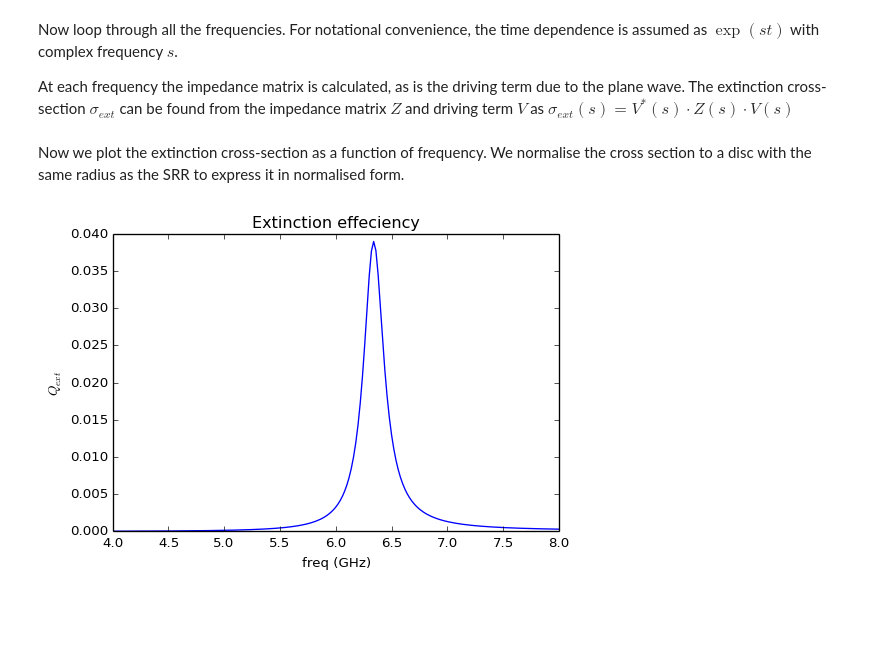
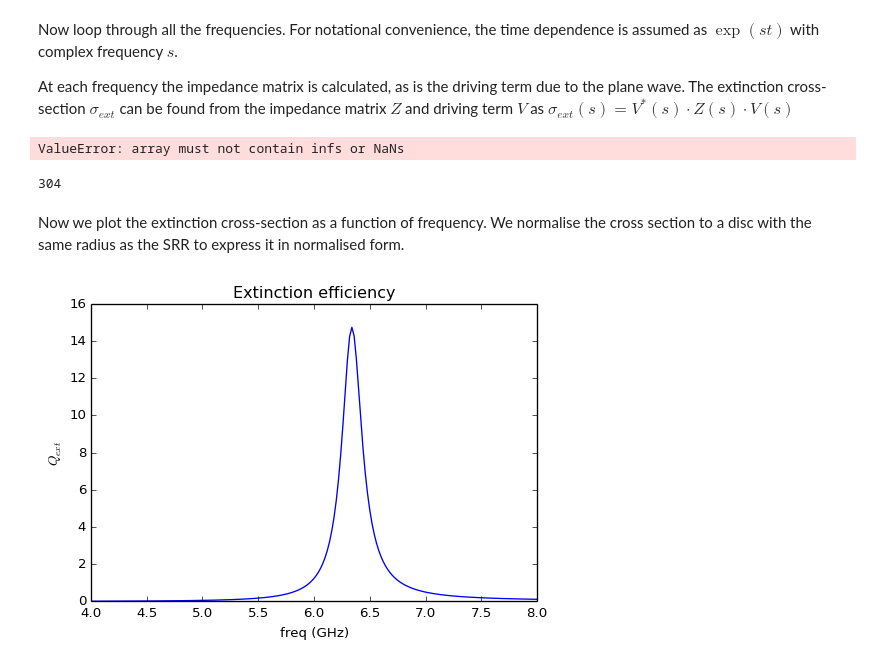
Before and after one commit to DavidPowell/OpenModes, a Jupyter notebook: examples/example1.ipynb, the cells around one changed output. Saved outputs shown, nothing was run; the diff lists cells and outputs as text; code cells hidden in the pictures; blank space fills up the shorter version.

Commit message:
SRR extinction example updated and now impedance can be referenced by indices. Extinction for a pair has problems with NaN at the moment.

```diff
--- a/examples/example1.ipynb
+++ b/examples/example1.ipynb
@@ -24,9 +24,10 @@ sim = openmodes.Simulation()
 # %% [markdown]
 Next we load the geometry file. This geometry file is written in the scripting language of [gmsh](http://geuz.org/gmsh), a program which converts the geometry into a surface mesh. Here we will use one of the geometry files provided with openmodes. The required mesh density may be specified in the geometry file, but can be over-ridden with the parameter `mesh_tol`
 # %%
+# if gmsh is not installed, replace "SRR.geo" with "SRR.msh" to use example mesh file
 filename = osp.join("geometry", "SRR.geo")
 mesh_tol = 2e-3
-srr = openmodes.load_parts(filename, mesh_tol)
+srr = openmodes.load_mesh(filename, mesh_tol)
 # %% [markdown]
 Now we place the parts within the simulation. By default the parts are placed at the origin, so after placement we need to move one of them to the desired distance from the other. It is also possible to rotate parts as well.
 # %%
@@ -49,7 +48,8 @@ e_inc = np.array([0, 1, 0])
 k_hat = np.array([0, 0, 1])
 
 # create an empty array to hold extinction data
-extinction = np.empty(len(freqs), np.float64)
+extinction_single = np.empty(len(freqs), np.float64)
+extinction_pair = np.empty(len(freqs), np.float64)
 # %% [markdown]
 Now loop through all the frequencies. For notational convenience, the time dependence is assumed as $\exp(s t)$ with complex frequency $s$.
 
@@ -59,18 +59,33 @@ for freq_count, freq in enumerate(freqs):
     s = 2j*np.pi*freq
     jk_0 = s/c
 
-    L, S = sim.impedance_matrix(s)
-    V = sim.source_term(e_inc, k_hat*jk_0)
+    Z = sim.calculate_impedance(s)
+    V = sim.source_plane_wave(e_inc, k_hat*jk_0)
 
-    extinction[freq_count] = np.dot(V.conj(), la.solve(s*L + S/s, V)).real
+    Z_single = Z[0, 0]
+    V_single = V[0]
+    extinction_single[freq_count] = np.vdot(V_single, Z_single.solve(V_single)).real
+
+    Z_pair = Z.combine_parts()
+    V_pair = np.hstack(V)
+    extinction_pair[freq_count] = np.vdot(V_pair, Z_pair.solve(V_pair)).real
+# %% [output]
+ValueError: array must not contain infs or NaNs
+# %%
+sum(np.isnan(Z_pair[:]))
+# %% [output]
+304
 # %% [markdown]
 Now we plot the extinction cross-section as a function of frequency. We normalise the cross section to a disc with the same radius as the SRR to express it in normalised form.
 # %%
-radius = 4e-3
+from openmodes.constants import eta_0
 
-plot(freqs*1e-9, extinction/(pi*radius**2))
+radius = srr.max_distance*0.5
+incident = np.vdot(e_inc, e_inc)/eta_0
+
+plot(freqs*1e-9, extinction/incident/(pi*radius**2))
 xlabel('freq (GHz)')
 ylabel('$Q_{ext}$')
-title('Extinction effeciency');
+title('Extinction efficiency');
 # %% [output]
-[figure, old version]
+[figure, new version]
```
Also changed, not shown: parts of 3 cells of this notebook, 1 other file.
